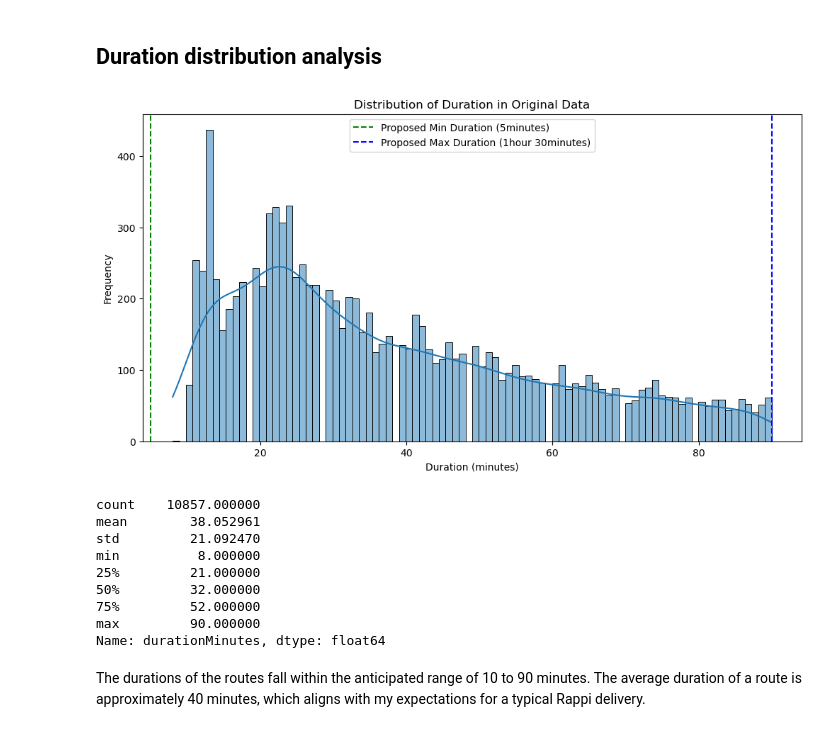
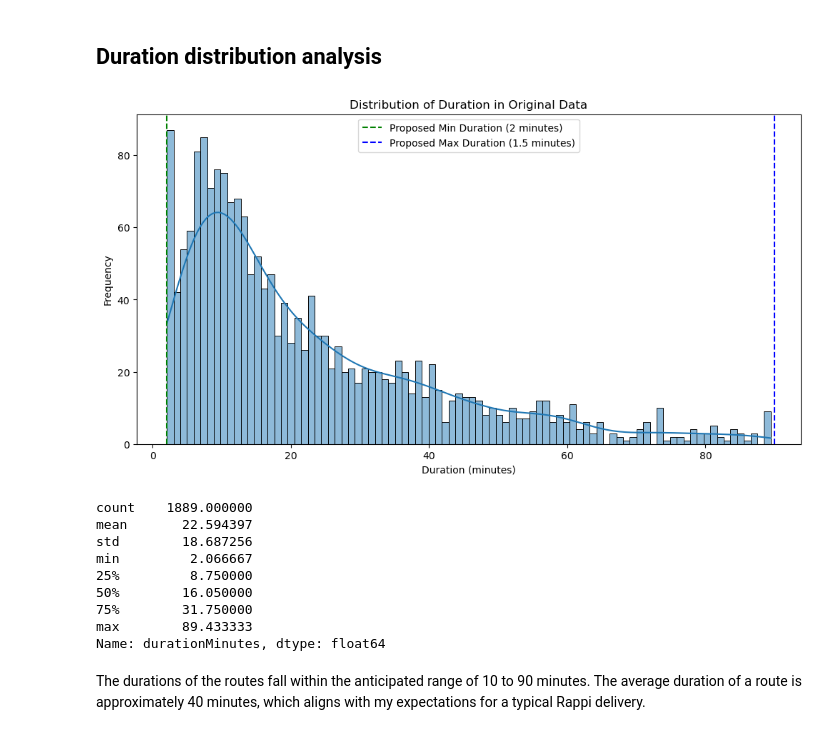
Before and after one commit to rodacreditos/celo_delivery_drivers_chain, a Jupyter notebook: result_processed_tribu_data_analysis.ipynb, the cells around one changed output. Saved outputs shown, nothing was run; the diff lists cells and outputs as text; code cells hidden in the pictures.

```diff
--- a/result_processed_tribu_data_analysis.ipynb
+++ b/result_processed_tribu_data_analysis.ipynb
@@ -4,9 +4,9 @@
 import pandas as pd
 
 INPUT_DATETIME_FORMAT = "%m/%d/%y %H:%M"
-OUTPUT_DATETIME_FORMAT = "%Y-%m-%d %H:%M"
+OUTPUT_DATETIME_FORMAT = "%Y-%m-%d %H:%M:%S"
 
-original_df = pd.read_csv("./results/datos_roda_processed.csv")
+original_df = pd.read_csv("/home/james/Downloads/7c391fcf-3bac-4238-b81c-36c1cdcb794d.csv")
 original_df['timestampStart'] = pd.to_datetime(original_df['timestampStart'], format=OUTPUT_DATETIME_FORMAT)
 original_df['timestampEnd'] = pd.to_datetime(original_df['timestampEnd'], format=OUTPUT_DATETIME_FORMAT)
 original_df['date'] = original_df['timestampStart'].dt.strftime("%Y-%m-%d")
@@ -102,36 +102,38 @@ top_5_percent_routes.to_csv('./results/roda_10_random_top_5_perc_distances.csv',
 # %% [markdown]
 ## Duration distribution analysis
 # %%
+original_df['durationMinutes'] = (original_df['timestampEnd'] - original_df['timestampStart']).dt.total_seconds() / 60
+
 # Analyzing the distribution of measured distances
 plt.figure(figsize=(12, 6))
 sns.histplot(original_df['durationMinutes'], bins=90, kde=True)
 plt.title('Distribution of Duration in Original Data')
 plt.xlabel('Duration (minutes)')
 plt.ylabel('Frequency')
 
 # Setting x-axis limits to focus on the area with more routes
 # For example, focusing on distances less than 500 meters
 #plt.xlim(0, 300)
 
 # initial and proposed thresholds
-plt.axvline(5, color='g', linestyle='--', label='Proposed Min Duration (5minutes)')
-plt.axvline(90, color='b', linestyle='--', label='Proposed Max Duration (1hour 30minutes)')
+plt.axvline(2, color='g', linestyle='--', label='Proposed Min Duration (2 minutes)')
+plt.axvline(90, color='b', linestyle='--', label='Proposed Max Duration (1.5 minutes)')
 plt.legend()
 plt.show()
 
 # Display basic statistical details of the measured distances
 distance_stats = original_df['durationMinutes'].describe()
 print(distance_stats)
 # %% [output]
-[figure, old version]
+[figure, new version]
-count    10857.000000
-mean        38.052961
-std         21.092470
-min          8.000000
-25%         21.000000
-50%         32.000000
-75%         52.000000
-max         90.000000
+count    1889.000000
+mean       22.594397
+std        18.687256
+min         2.066667
+25%         8.750000
+50%        16.050000
+75%        31.750000
+max        89.433333
 Name: durationMinutes, dtype: float64
 # %% [markdown]
 The durations of the routes fall within the anticipated range of 10 to 90 minutes. The average duration of a route is approximately 40 minutes, which aligns with my expectations for a typical Rappi delivery.
```
Also changed, not shown: parts of 2 cells of this notebook.
